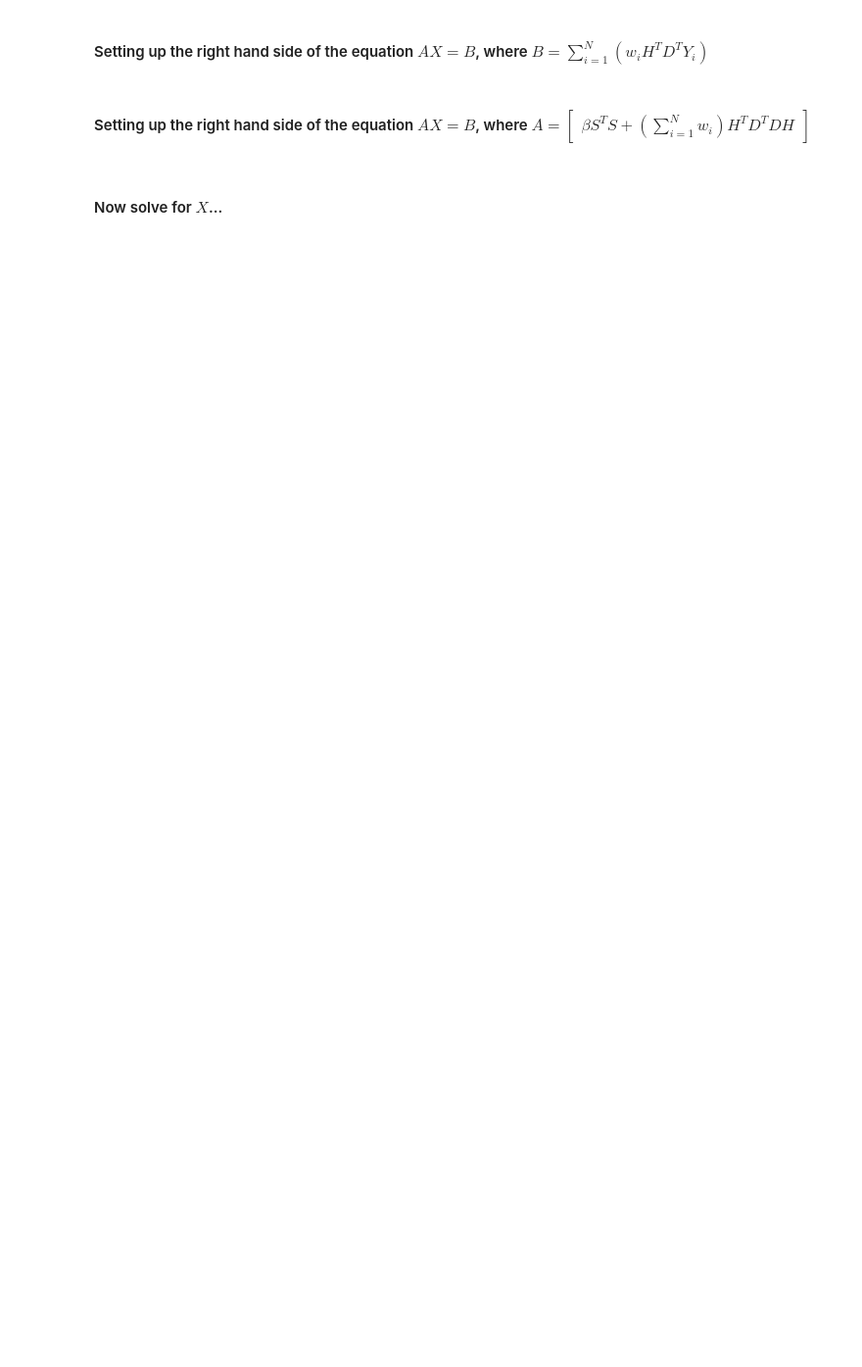
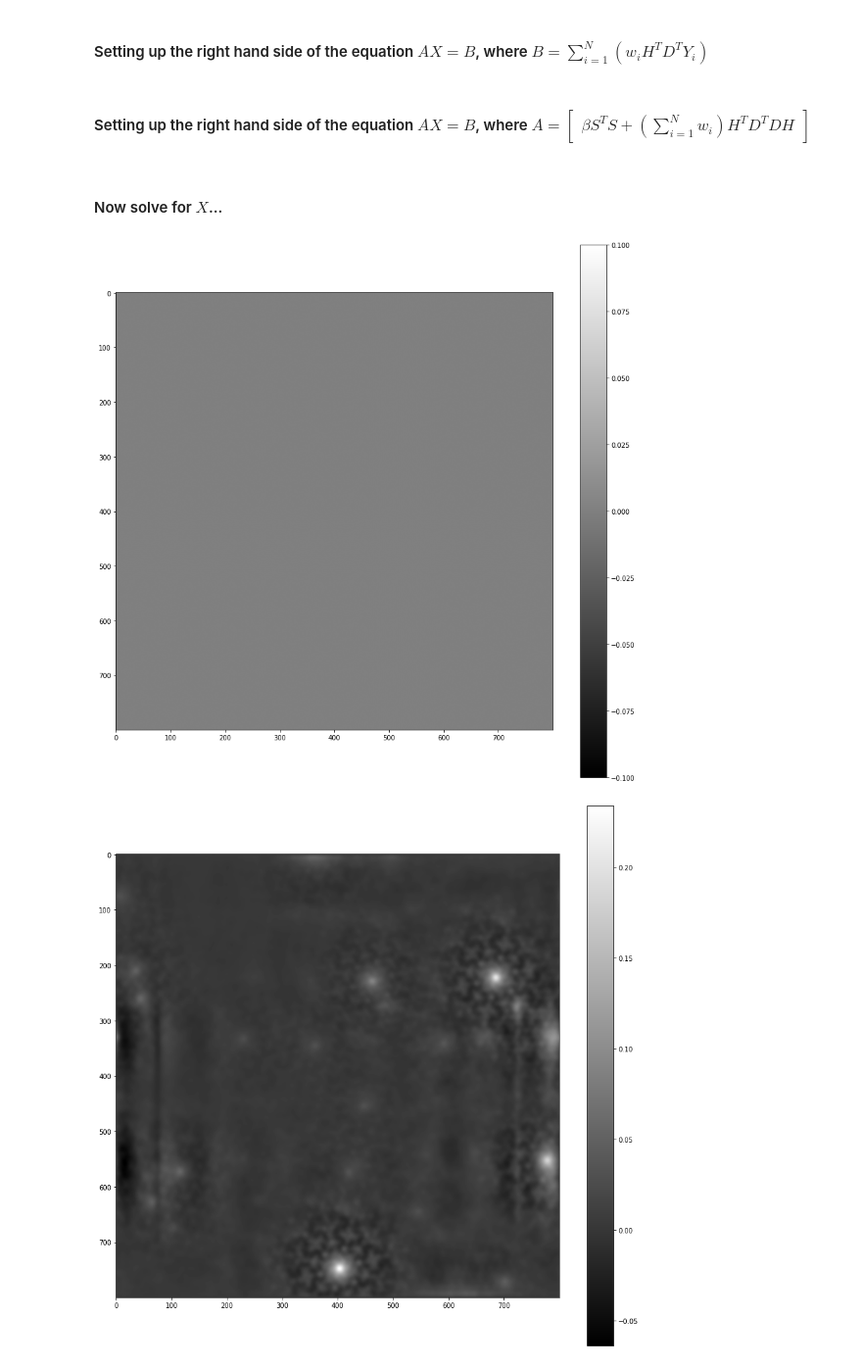
Before and after one commit to adamrcampbell/supy-res-imaging, a Jupyter notebook: notebooks/Classic Super-resolution.ipynb, the cells around one changed output. Shown at 98% size. Cells and saved outputs as stored; diff of their text form; code cells hidden in the pictures; blank space fills up the shorter version.

Commit message:
Reworked DH matrix generator - works now and scales nicely

```diff
--- a/notebooks/Classic Super-resolution.ipynb
+++ b/notebooks/Classic Super-resolution.ipynb
@@ -271,12 +125,14 @@ def generate_b_image(n, w, dh, y):
 # %%
 timesteps = 30 # total timesteps
 timesteps_per_y = 1
-l = 400
-m = 100
+l = 800
+m = 200
 n = timesteps // timesteps_per_y
+downsample = l // m
 w = np.ones(n)
 β = 10.0 #0.550868006556238
-blur_kernel_support = 51
+blur_kernel_support = 151
+dh_matrix_batch_size = m**2 // 4
 
 # Note: flowchart for selecting solver routine might be useful..
 # https://www.mathworks.com/help/matlab/math/iterative-methods-for-linear-systems.html
@@ -291,11 +147,11 @@ use_laplacian_of_gaussian = False
 use_accelerated_solving = False
 
 # all time steps direct image
-filename = f"../datasets/gleam_small/images/single_source/direct_image_ts_0_29_{l}x{l}.bin"
+filename = f"../datasets/gleam_small/images/multi_source/direct_image_ts_0_29_{l}x{l}.bin"
 x_true = normalise(np.fromfile(filename, dtype=np.float32).reshape(l, l))
 # show_image(x_true, "True X")
 
-filename = f"../datasets/gleam_small/images/single_source/direct_psf_ts_0_29_{l}x{l}.bin"
+filename = f"../datasets/gleam_small/images/multi_source/direct_psf_ts_0_29_{l}x{l}.bin"
 x_psf = np.fromfile(filename, dtype=np.float32).reshape(l, l)
 # show_image(x_psf, "Untrimmed PSF")
 # plt.plot(x_psf[x_psf.shape[0]//2])
@@ -332,7 +188,7 @@ y = np.zeros((n, m, m))
 for i in np.arange(n):
     timestep_range_start = i * timesteps_per_y
     timestep_range_end = timestep_range_start + timesteps_per_y
-    filename = f"../datasets/gleam_small/images/single_source/direct_image_ts_{timestep_range_start}_{timestep_range_end - 1}_{m}x{m}.bin"
+    filename = f"../datasets/gleam_small/images/multi_source/direct_image_ts_{timestep_range_start}_{timestep_range_end - 1}_{m}x{m}.bin"
     y[i] = np.fromfile(filename, dtype=np.float32).reshape(m, m)
     y[i] = normalise(y[i])
 
@@ -379,7 +250,8 @@ DH matrix density: 0.01761075%
 # %% [markdown]
 #### Setting up the right hand side of the equation $AX = B$, where $B = \sum\limits_{i=1}^N (w_iH^TD^TY_i)$
 # %%
-b = generate_b_image(n, w, dh, y)
+b = generate_b_image(l, n, w, dh, y)
+# show_image(b.reshape(l, l), "B")
 # %% [markdown]
 #### Setting up the right hand side of the equation $AX=B$, where $A = \begin{bmatrix}
   \beta S^T S + (\sum\limits_{i=1}^N w_i) H^TD^TDH
@@ -408,7 +280,6 @@ b = generate_b_image(n, w, dh, y)
 # %% [markdown]
 #### Now solve for $X$...
 # %%
-%%time
 
 use_accelerated_solving = False
 
@@ -427,33 +298,36 @@ if use_accelerated_solving:
     # CUPY WORK END
 else:
     slo = aslinearoperator(s)
     dhlo = aslinearoperator(dh)
     alo = (β * (slo.T @ slo)) + ((dhlo.T @ dhlo) * np.sum(w))
     xlo, info = solver(alo, b, maxiter=15, callback=show_iter_solution) #, callback_type='x')
     xlo = xlo.reshape(l, l)
     # print(f"INFO: {info}")
 
 # x, _ = solver(a, b, maxiter = 1)
 # x = x.reshape(l, l)
 # show_image(normalise(x), "Solved X", flip_x_axis=True)
 # print(f"Beta: {β}")
 # print(f"RRMSE: Solved X and True X -> {rrmse(normalise(x), normalise(x_true))}")
 # print(f"RRMSE: Solved X and B -> {rrmse(normalise(x), normalise(b.reshape(l, l)))}")
 # print(f"True X peak location: {np.unravel_index(np.argmax(x_true, axis=None), x_true.shape)}")
 # print(f"Solved X peak location: {np.unravel_index(np.argmax(x, axis=None), x.shape)}")
 
 # show_image(normalise(xlo), "Solved X (Linear Operator)", flip_x_axis=True)
 # show_image(normalise(x_true), "True X", flip_x_axis=True)
 
 print(f"Beta: {β}")
 print(f"RRMSE: Solved X and True X -> {rrmse(normalise(xlo), normalise(x_true))}")
 print(f"RRMSE: Solved X and B -> {rrmse(normalise(xlo), normalise(b.reshape(l, l)))}")
 print(f"RRMSE: B and True X -> {rrmse(normalise(b.reshape(l, l)), normalise(x_true))}")
 print(f"True X peak location: {np.unravel_index(np.argmax(x_true, axis=None), x_true.shape)}")
 print(f"Solved X peak location: {np.unravel_index(np.argmax(xlo, axis=None), xlo.shape)}")
 
-plt.plot(normalise(xlo[202, :]))
-plt.plot(normalise(x_true[200, :]))
-plt.show()
+# plt.plot(normalise(xlo[202, :]))
+# plt.plot(normalise(x_true[200, :]))
+# plt.show()
 
 # print(rrmse(normalise(x), normalise(xlo)))
+# %% [output]
+[figure, added]
+[figure, added]
```
Also changed, not shown: parts of 4 cells of this notebook, 11 other files.
